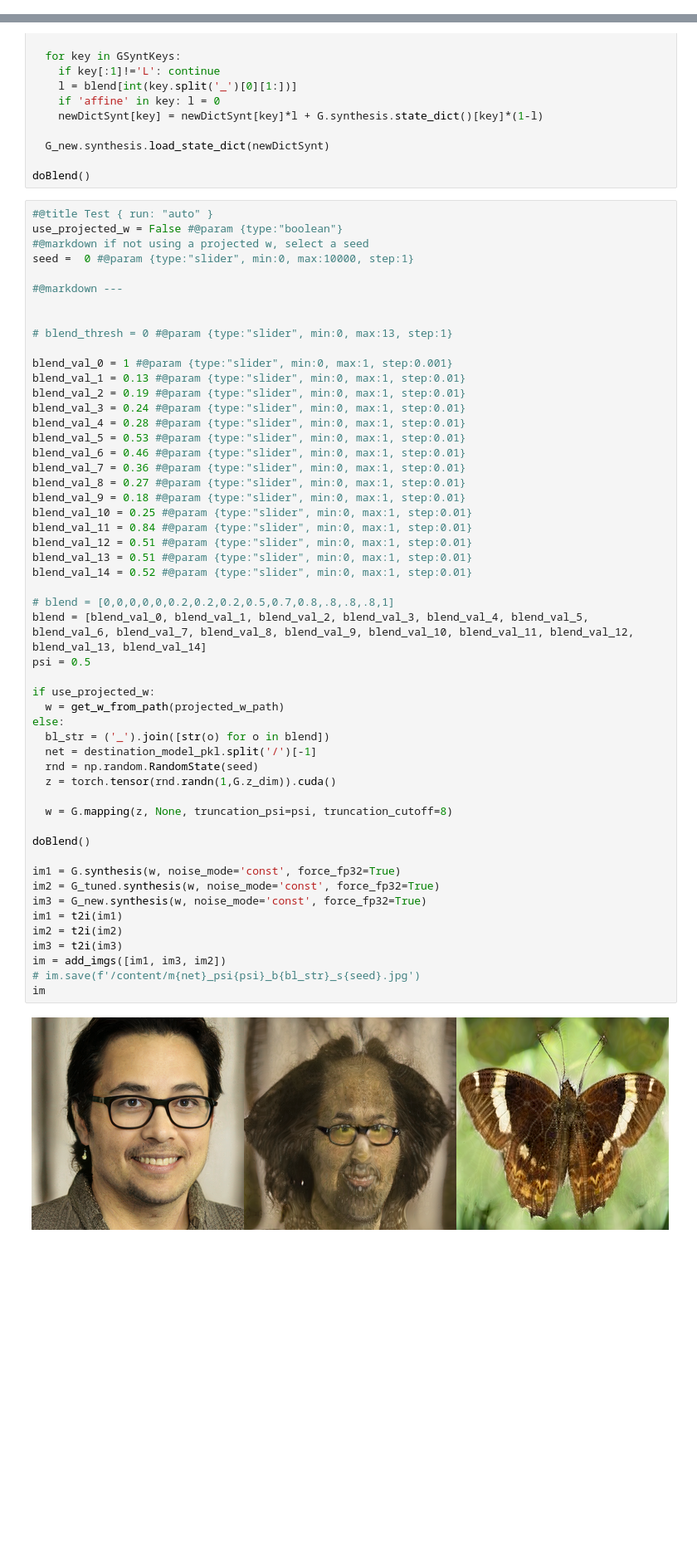
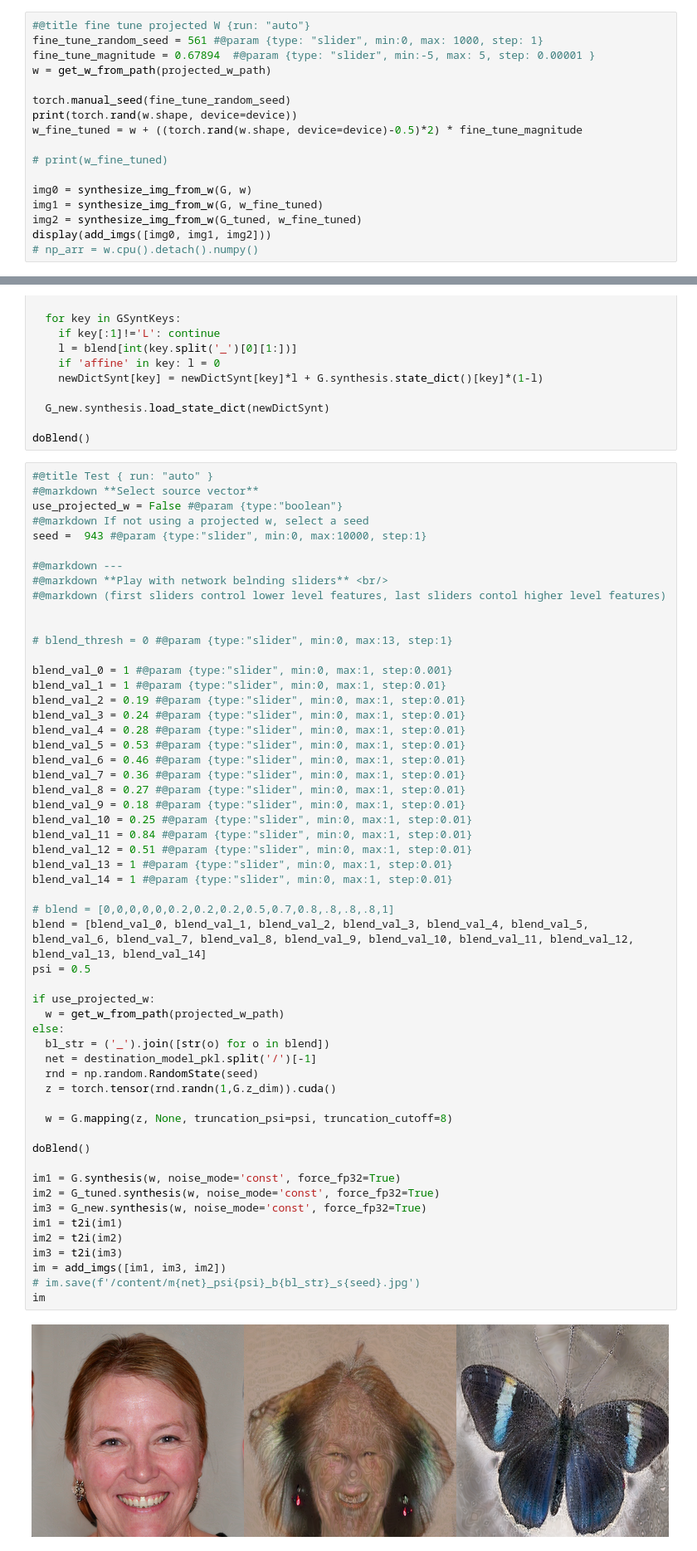
Before and after one commit to adamdavidcole/stylegan3-fun-blend, a Jupyter notebook: blend.ipynb, the cells around one changed output, grey strips where cells are left out. Shown at 83% size. Saved outputs shown, nothing was run; the diff lists cells and outputs as text; blank space fills up the shorter version.

```diff
--- a/blend.ipynb
+++ b/blend.ipynb
@@ -589,0 +653,17 @@ Projected w at projection_source_vectors/00025-projection-wplus-wavgstart-sgan2/
+# %%
+#@title fine tune projected W {run: "auto"}
+fine_tune_random_seed = 561 #@param {type: "slider", min:0, max: 1000, step: 1}
+fine_tune_magnitude = 0.67894  #@param {type: "slider", min:-5, max: 5, step: 0.00001 }
+w = get_w_from_path(projected_w_path)
+
+torch.manual_seed(fine_tune_random_seed)
+print(torch.rand(w.shape, device=device))
+w_fine_tuned = w + ((torch.rand(w.shape, device=device)-0.5)*2) * fine_tune_magnitude
+
+# print(w_fine_tuned)
+
+img0 = synthesize_img_from_w(G, w)
+img1 = synthesize_img_from_w(G, w_fine_tuned)
+img2 = synthesize_img_from_w(G_tuned, w_fine_tuned)
+display(add_imgs([img0, img1, img2]))
+# np_arr = w.cpu().detach().numpy()
@@ -630,17 +720,20 @@ def doBlend():
 doBlend()
 # %%
 #@title Test { run: "auto" }
+#@markdown **Select source vector**
 use_projected_w = False #@param {type:"boolean"}
-#@markdown if not using a projected w, select a seed
-seed =  0 #@param {type:"slider", min:0, max:10000, step:1}
+#@markdown If not using a projected w, select a seed
+seed =  943 #@param {type:"slider", min:0, max:10000, step:1}
 
 #@markdown ---
+#@markdown **Play with network belnding sliders** <br/>
+#@markdown (first sliders control lower level features, last sliders contol higher level features)
 
 
 # blend_thresh = 0 #@param {type:"slider", min:0, max:13, step:1}
 
 blend_val_0 = 1 #@param {type:"slider", min:0, max:1, step:0.001}
-blend_val_1 = 0.13 #@param {type:"slider", min:0, max:1, step:0.01}
+blend_val_1 = 1 #@param {type:"slider", min:0, max:1, step:0.01}
 blend_val_2 = 0.19 #@param {type:"slider", min:0, max:1, step:0.01}
 blend_val_3 = 0.24 #@param {type:"slider", min:0, max:1, step:0.01}
 blend_val_4 = 0.28 #@param {type:"slider", min:0, max:1, step:0.01}
@@ -652,33 +745,33 @@ blend_val_9 = 0.18 #@param {type:"slider", min:0, max:1, step:0.01}
 blend_val_10 = 0.25 #@param {type:"slider", min:0, max:1, step:0.01}
 blend_val_11 = 0.84 #@param {type:"slider", min:0, max:1, step:0.01}
 blend_val_12 = 0.51 #@param {type:"slider", min:0, max:1, step:0.01}
-blend_val_13 = 0.51 #@param {type:"slider", min:0, max:1, step:0.01}
-blend_val_14 = 0.52 #@param {type:"slider", min:0, max:1, step:0.01}
+blend_val_13 = 1 #@param {type:"slider", min:0, max:1, step:0.01}
+blend_val_14 = 1 #@param {type:"slider", min:0, max:1, step:0.01}
 
 # blend = [0,0,0,0,0,0.2,0.2,0.2,0.5,0.7,0.8,.8,.8,.8,1]
 blend = [blend_val_0, blend_val_1, blend_val_2, blend_val_3, blend_val_4, blend_val_5, blend_val_6, blend_val_7, blend_val_8, blend_val_9, blend_val_10, blend_val_11, blend_val_12, blend_val_13, blend_val_14]
 psi = 0.5
 
 if use_projected_w:
   w = get_w_from_path(projected_w_path)
 else:
   bl_str = ('_').join([str(o) for o in blend])
   net = destination_model_pkl.split('/')[-1]
   rnd = np.random.RandomState(seed)
   z = torch.tensor(rnd.randn(1,G.z_dim)).cuda()
 
   w = G.mapping(z, None, truncation_psi=psi, truncation_cutoff=8)
 
 doBlend()
 
 im1 = G.synthesis(w, noise_mode='const', force_fp32=True)
 im2 = G_tuned.synthesis(w, noise_mode='const', force_fp32=True)
 im3 = G_new.synthesis(w, noise_mode='const', force_fp32=True)
 im1 = t2i(im1)
 im2 = t2i(im2)
 im3 = t2i(im3)
 im = add_imgs([im1, im3, im2])
 # im.save(f'/content/m{net}_psi{psi}_b{bl_str}_s{seed}.jpg')
 im
 # %% [output]
-[figure, old version]
+[figure, new version]
```
Also changed, not shown: parts of 11 cells of this notebook.
